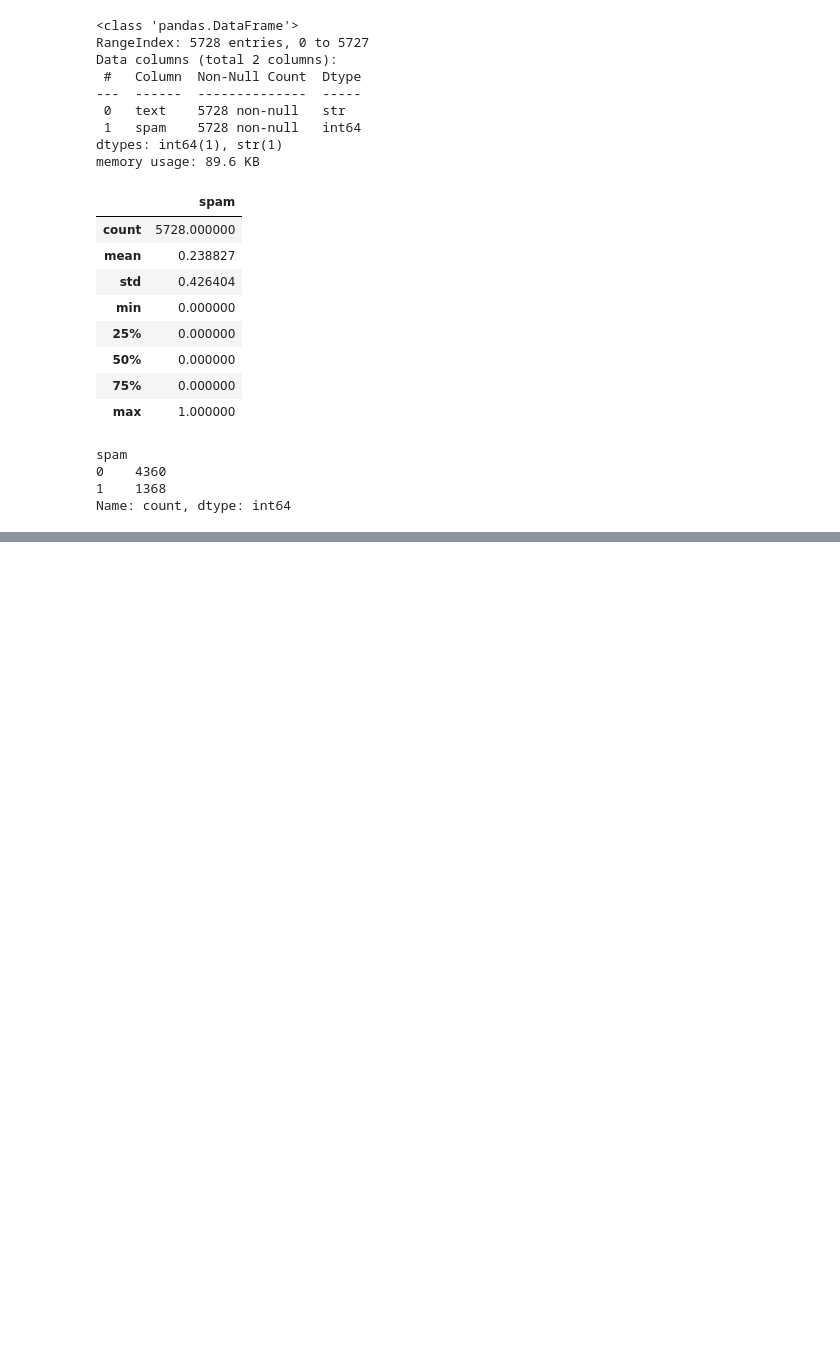
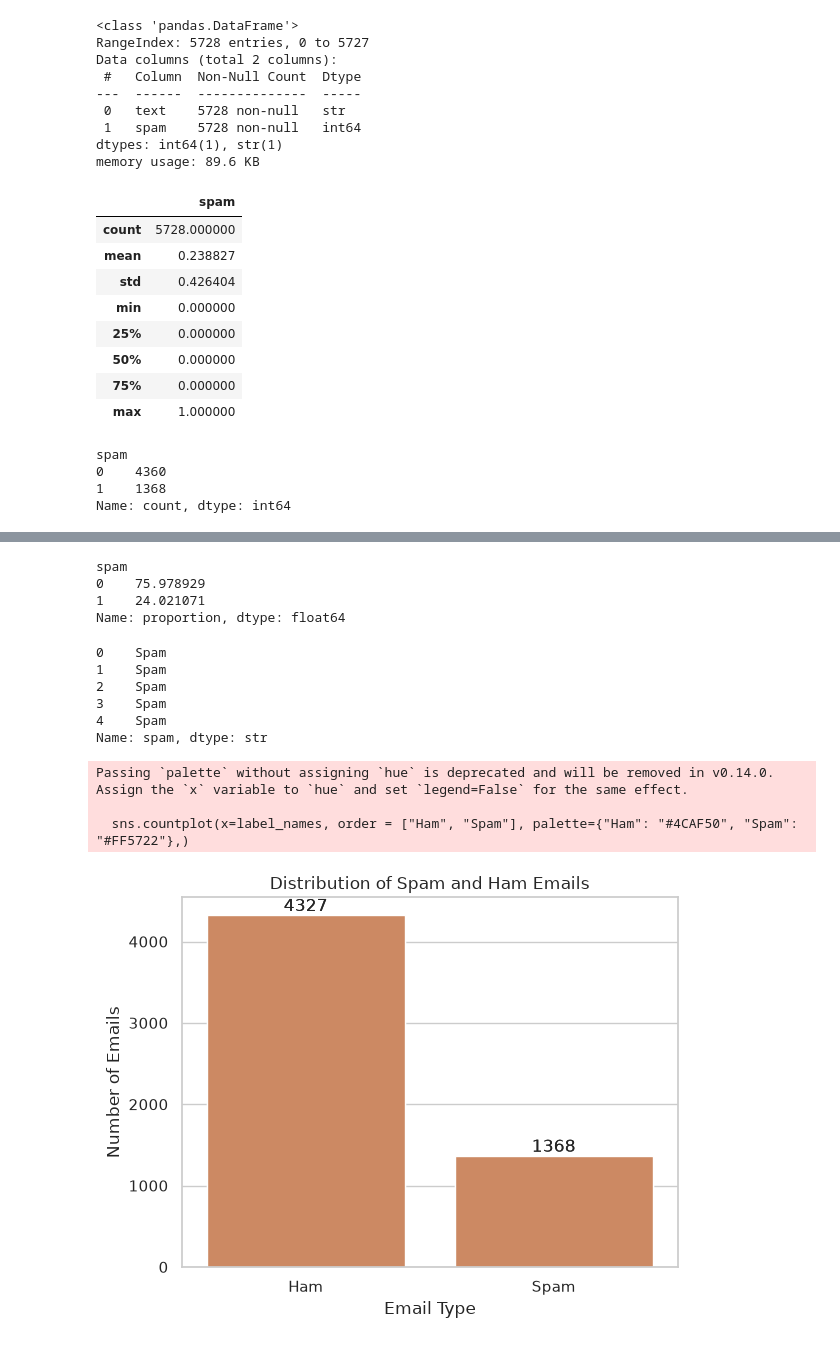
Before and after one commit to ahm18ed/email-spam-detector, a Jupyter notebook: notebooks/exploration.ipynb, the cells around one changed output, grey strips where cells are left out. Drawn from its saved outputs; the diff is of its cells as text; code cells hidden in the pictures; blank space fills up the shorter version.

```diff
--- a/notebooks/exploration.ipynb
+++ b/notebooks/exploration.ipynb
@@ -62,0 +160,6 @@ Name: count, dtype: int64
+# %%
+df = df.dropna(subset=["text", "spam"])
+# %%
+df = df.drop_duplicates()
+# %%
+df = df[df["text"].astype(str).str.strip() != ""]
@@ -62,0 +242,42 @@ Name: count, dtype: int64
+# %%
+label_percentages = (df["spam"].value_counts(normalize=True)) * 100
+print(label_percentages)
+# %% [output]
+spam
+0    75.978929
+1    24.021071
+Name: proportion, dtype: float64
+# %%
+label_names = df['spam'].map({
+    0: "Ham",
+    1: "Spam"
+})
+
+label_names.head()
+# %% [output]
+0    Spam
+1    Spam
+2    Spam
+3    Spam
+4    Spam
+Name: spam, dtype: str
+# %%
+import seaborn as sns
+import matplotlib.pyplot as plt
+
+sns.set_theme(style="whitegrid")
+sns.countplot(x=label_names, order = ["Ham", "Spam"], palette={"Ham": "#4CAF50", "Spam": "#FF5722"},)
+ax = sns.countplot(x = label_names)
+plt.title("Distribution of Spam and Ham Emails")
+plt.xlabel("Email Type")
+plt.ylabel("Number of Emails")
+
+for container in ax.containers:
+    ax.bar_label(container)
+
+plt.show()
+# %% [output]
+Passing `palette` without assigning `hue` is deprecated and will be removed in v0.14.0. Assign the `x` variable to `hue` and set `legend=False` for the same effect.
+
+  sns.countplot(x=label_names, order = ["Ham", "Spam"], palette={"Ham": "#4CAF50", "Spam": "#FF5722"},)
+[figure, added]
```
Also changed, not shown: parts of 30 cells of this notebook, 2 other files.
